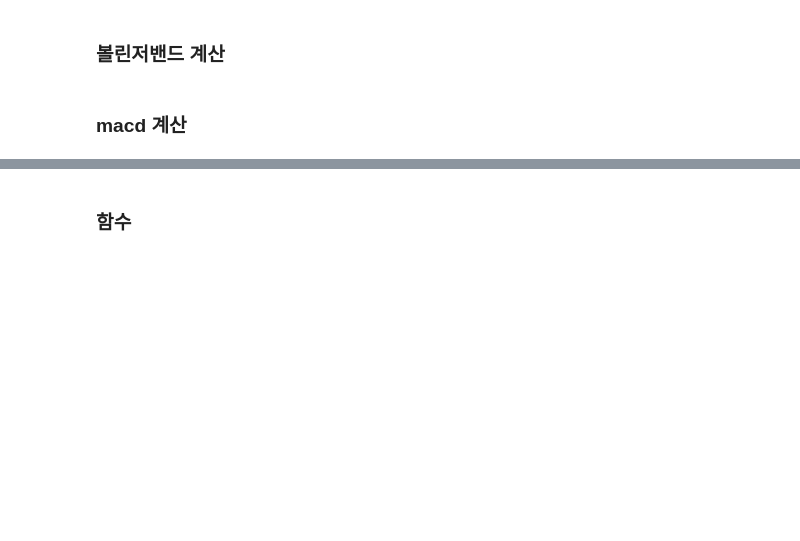
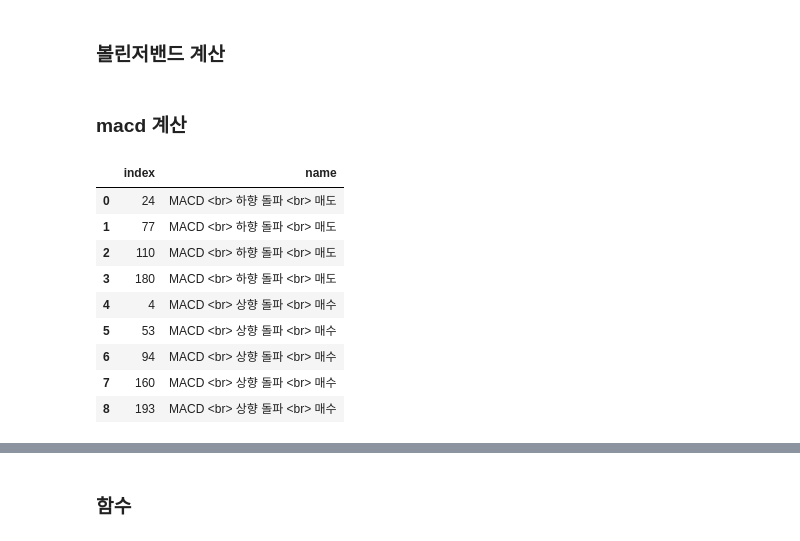
Before and after one commit to Unfinishedgod/finance_mlops, a Jupyter notebook: jupyter/macd.ipynb, the cells around one changed output, grey strips where cells are left out. Drawn from its saved outputs; the diff is of its cells as text; code cells hidden in the pictures; blank space fills up the shorter version.

```diff
--- a/jupyter/macd.ipynb
+++ b/jupyter/macd.ipynb
@@ -91,3 +91,16 @@ df_raw = df_raw.reset_index(drop = True)
+# %%
+cross_df
+# %% [output]
+|  | index | name |
+| 0 | 24 | MACD <br> 하향 돌파 <br> 매도 |
+| 1 | 77 | MACD <br> 하향 돌파 <br> 매도 |
+| 2 | 110 | MACD <br> 하향 돌파 <br> 매도 |
+| 3 | 180 | MACD <br> 하향 돌파 <br> 매도 |
+| 4 | 4 | MACD <br> 상향 돌파 <br> 매수 |
+| 5 | 53 | MACD <br> 상향 돌파 <br> 매수 |
+| 6 | 94 | MACD <br> 상향 돌파 <br> 매수 |
+| 7 | 160 | MACD <br> 상향 돌파 <br> 매수 |
+| 8 | 193 | MACD <br> 상향 돌파 <br> 매수 |
 # %%
 # fig = go.Figure()
 fig = make_subplots(rows=3, cols=1, shared_xaxes=True, vertical_spacing=0.01, row_heights=[0.5, 0.15, 0.35])
```
Also changed, not shown: parts of 4 cells of this notebook, 1 other file.
